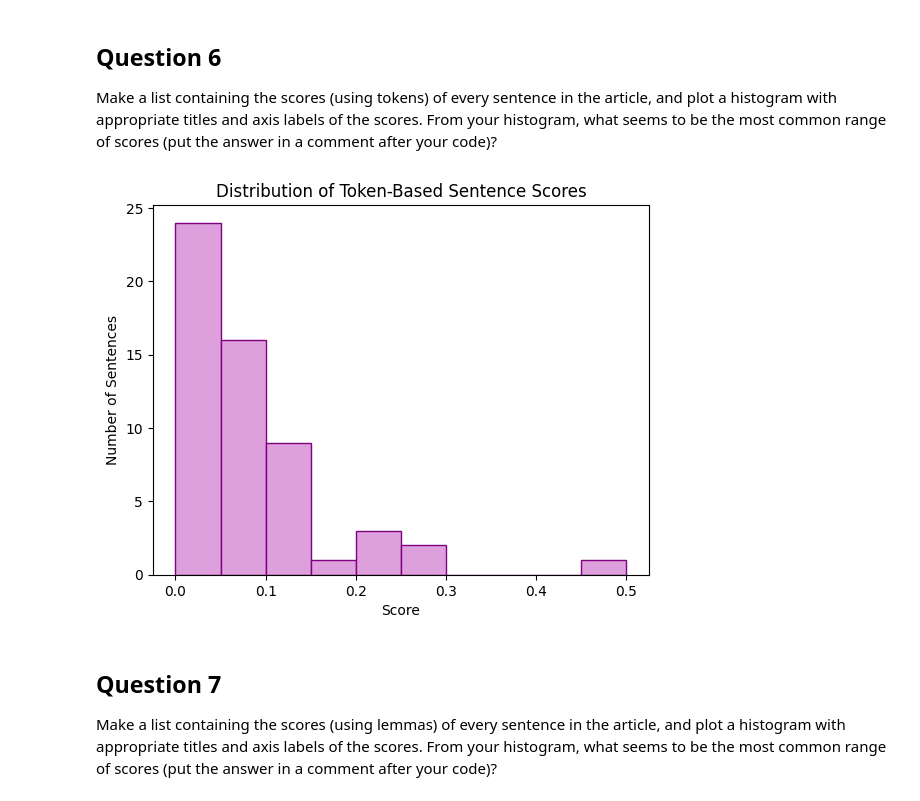
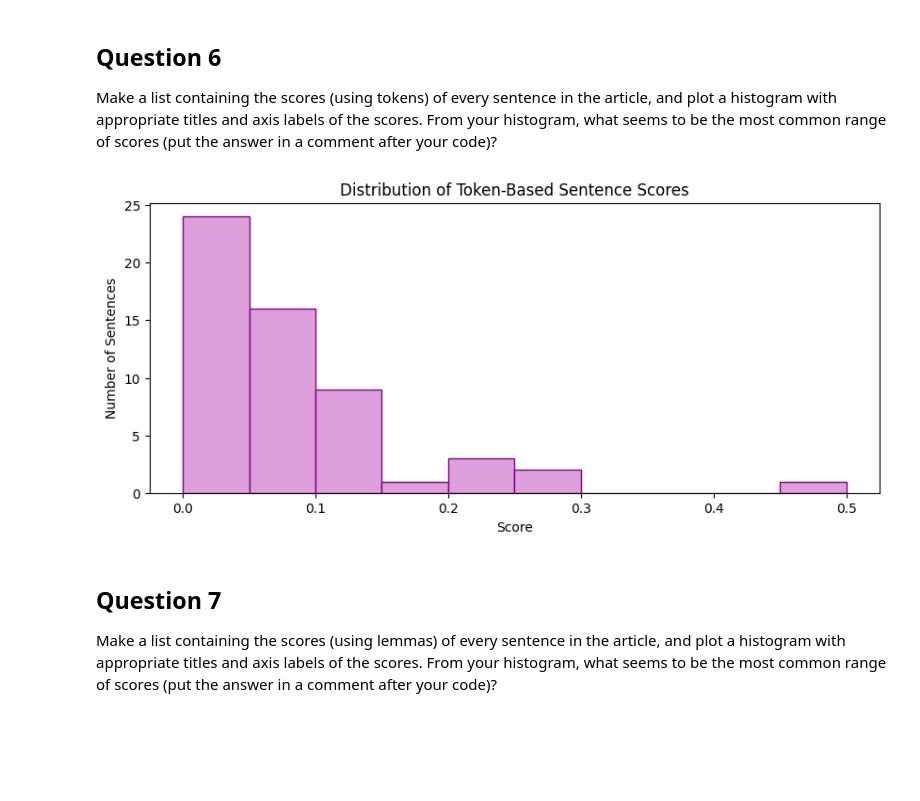
Before and after one commit to Pojetta/module_06, a Jupyter notebook: web-scraping.ipynb, the cells around one changed output. Drawn from its saved outputs; the diff is of its cells as text; code cells hidden in the pictures; blank space fills up the shorter version.

```diff
--- a/web-scraping.ipynb
+++ b/web-scraping.ipynb
@@ -183,19 +201,20 @@ Make a list containing the scores (using tokens) of every sentence in the articl
 # %%
 token_scores = [
     score_sentence_by_token(sent, [t for t, _ in top_5])
     for sent in sentences
 ]
 
 # Histogram
+plt.figure(figsize=(10, 4))  # width=10 inches, height=4 inches
 plt.hist(token_scores, bins=10, color='plum', edgecolor='purple')
 plt.title("Distribution of Token-Based Sentence Scores")
 plt.xlabel("Score")
 plt.ylabel("Number of Sentences")
 plt.show()
 
 # Most common token score range: 0.0 – 0.05
 # %% [output]
-[figure, old version]
+[figure, new version]
 # %% [markdown]
 ## Question 7
 
```
Also changed, not shown: parts of 2 cells of this notebook, 1 other file.
